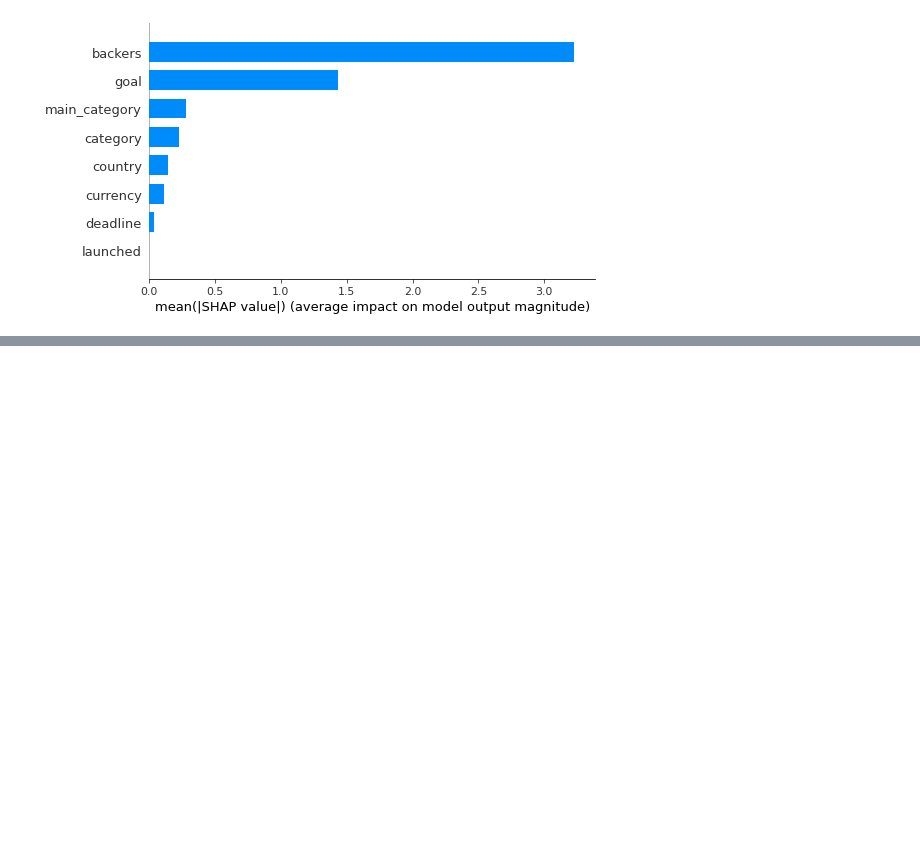
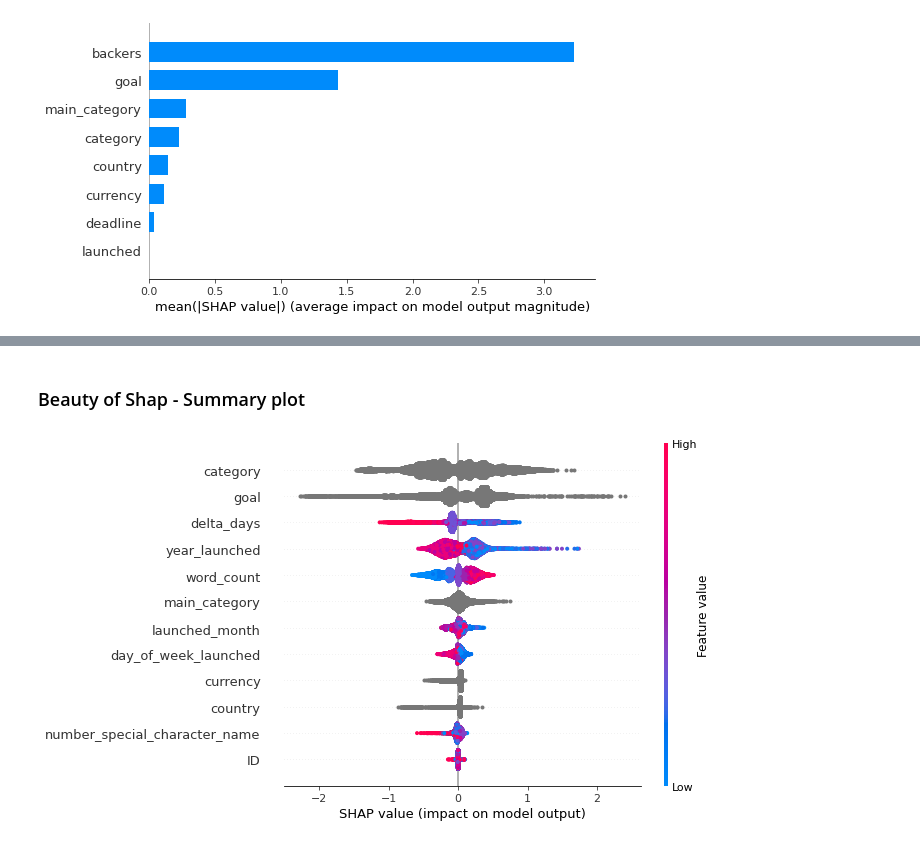
Before and after one commit to KPC6796/Kickstarter_Shap_CI, a Jupyter notebook: notebook.ipynb, the cells around one changed output, grey strips where cells are left out. Drawn from its saved outputs; the diff is of its cells as text; code cells hidden in the pictures; blank space fills up the shorter version.

```diff
--- a/notebook.ipynb
+++ b/notebook.ipynb
@@ -213,0 +325,6 @@ shap.summary_plot(shap_values, X_test, plot_type="bar")
+# %% [markdown]
+### Beauty of Shap - Summary plot
+# %%
+shap.summary_plot(shap_values_ks, X_test)
+# %% [output]
+[figure, added]
```
Also changed, not shown: parts of 18 cells of this notebook.
